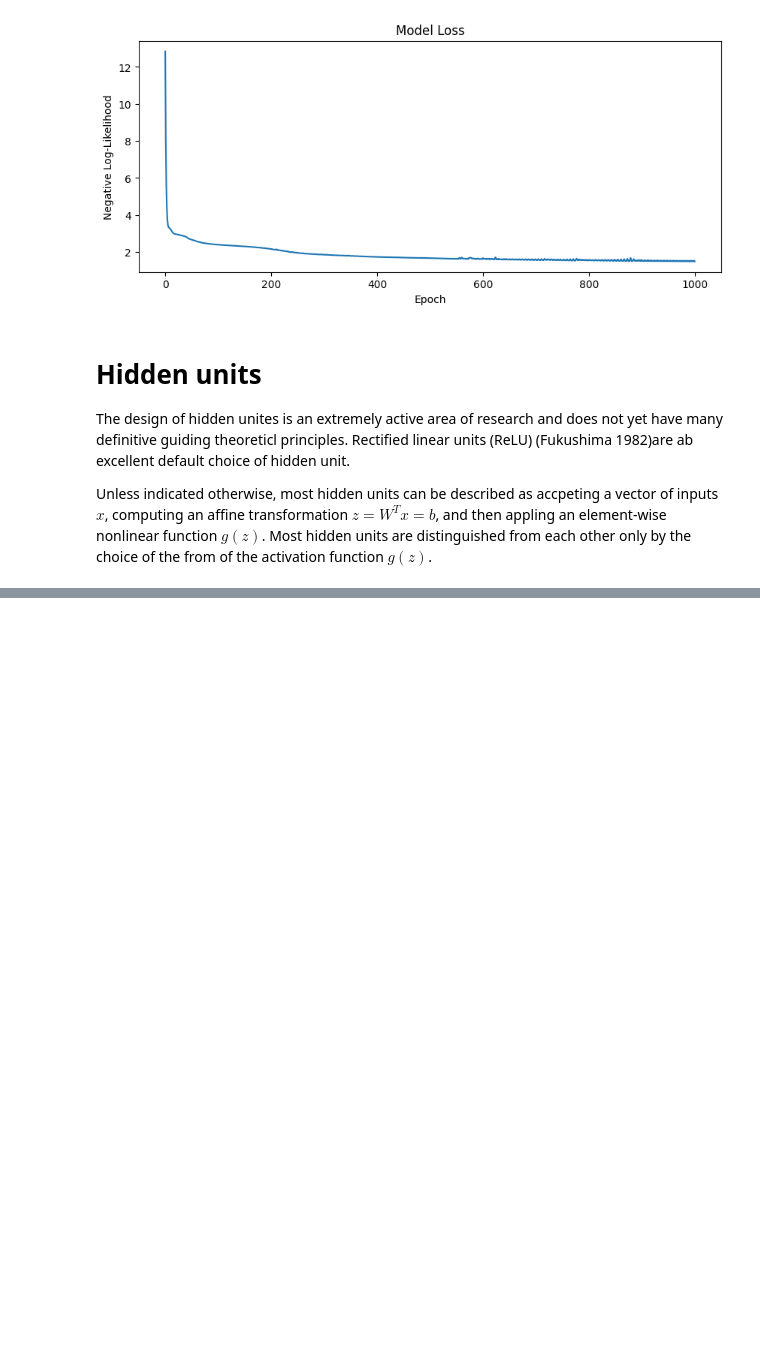
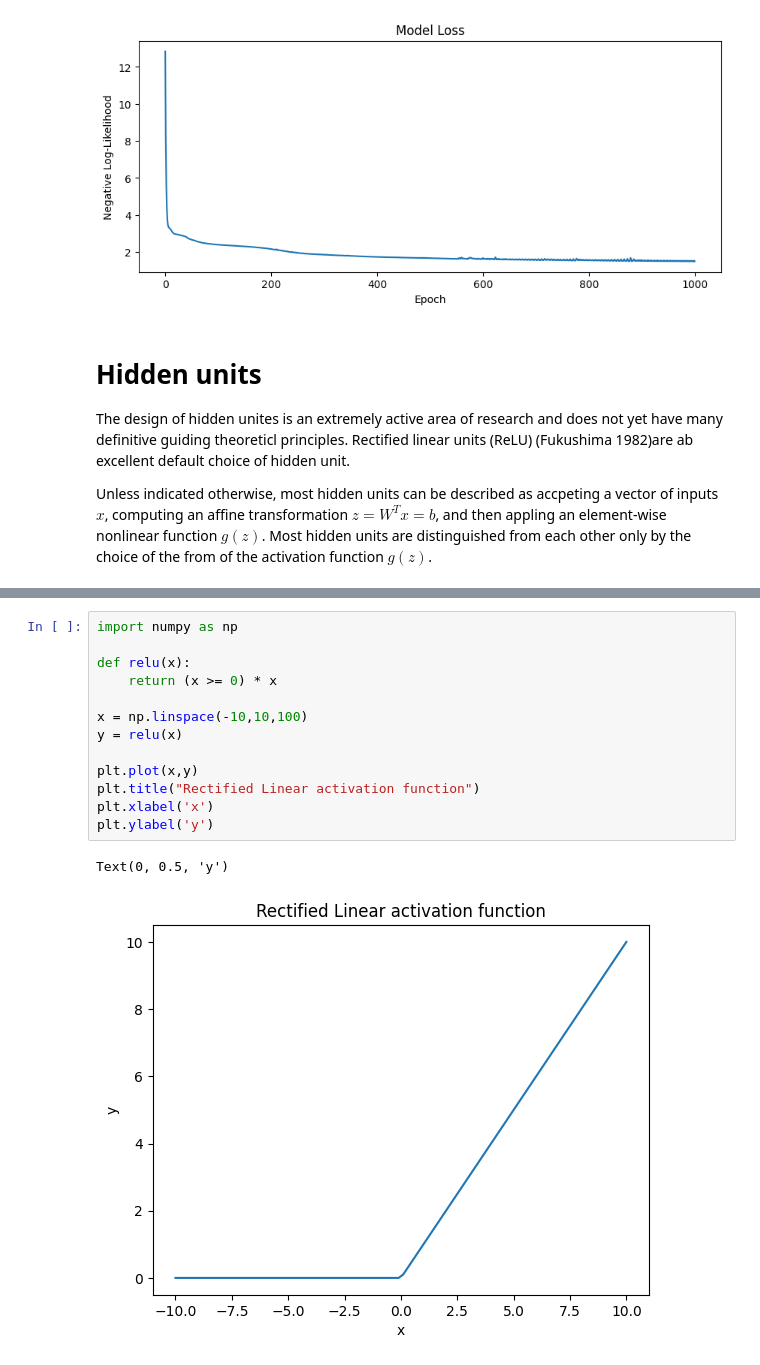
Before and after one commit to woodRock/deep-learning-goodfellow, a Jupyter notebook: chapter_6_deep_feedforward_networks.ipynb, the cells around one changed output, grey strips where cells are left out. Drawn from its saved outputs; the diff is of its cells as text; blank space fills up the shorter version.

```diff
--- a/chapter_6_deep_feedforward_networks.ipynb
+++ b/chapter_6_deep_feedforward_networks.ipynb
@@ -862,0 +874,16 @@ Rectified Linear
+# %%
+import numpy as np
+
+def relu(x):
+    return (x >= 0) * x
+
+x = np.linspace(-10,10,100)
+y = relu(x)
+
+plt.plot(x,y)
+plt.title("Rectified Linear activation function")
+plt.xlabel('x')
+plt.ylabel('y')
+# %% [output]
+Text(0, 0.5, 'y')
+[figure, added]
```
Also changed, not shown: parts of 28 cells of this notebook.
